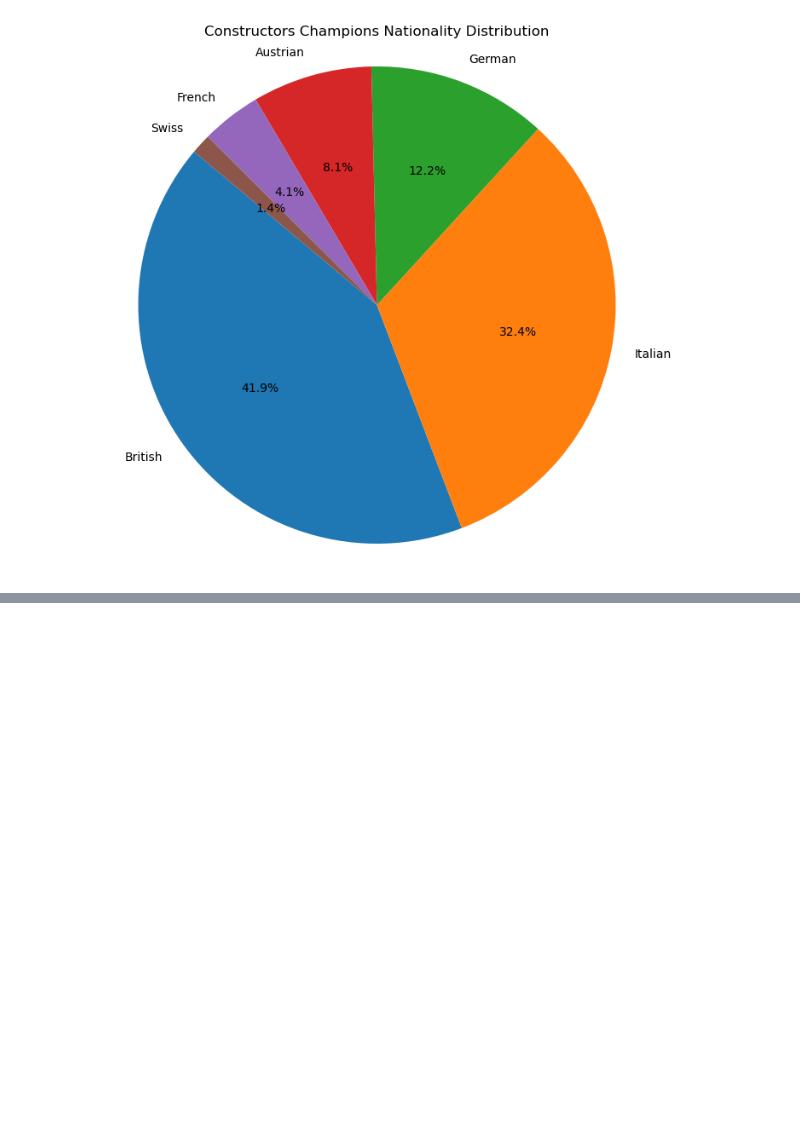
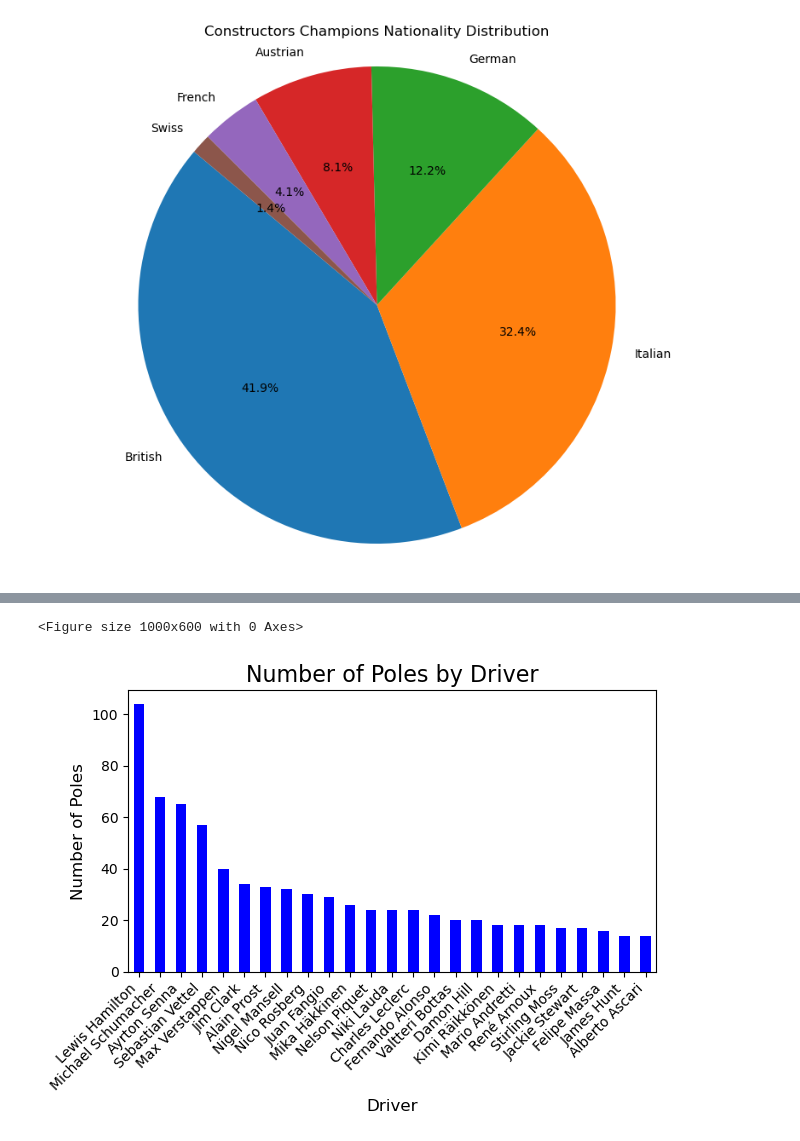
Before and after one commit to mnogueira22/FEUP-PRI, a Jupyter notebook: statistics.ipynb, the cells around one changed output, grey strips where cells are left out. Cells and saved outputs as stored; diff of their text form; code cells hidden in the pictures; blank space fills up the shorter version.

Commit message:
more graphs

```diff
--- a/statistics.ipynb
+++ b/statistics.ipynb
@@ -479,0 +455,24 @@ plt.show()
+# %%
+quali = raceResults[raceResults['grid'] == 1]
+quali_grouped = quali.groupby(['driverId']).size().reset_index(name='poles')
+quali_grouped = quali_grouped.merge(drivers, on='driverId', how='inner')
+
+quali_grouped['fullname'] = quali_grouped['forename'] + ' ' + quali_grouped['surname']
+
+quali_grouped = quali_grouped[['fullname', 'poles']].sort_values(by='poles', ascending=False)
+
+plt.figure(figsize=(10, 6))
+quali_grouped.head(25).plot(kind='bar', x='fullname', y='poles', legend=False, color='blue')
+
+plt.title('Number of Poles by Driver', fontsize=16)
+plt.xlabel('Driver', fontsize=12)
+plt.ylabel('Number of Poles', fontsize=12)
+
+plt.xticks(rotation=45, ha='right')
+
+plt.tight_layout()
+
+plt.show()
+# %% [output]
+<Figure size 1000x600 with 0 Axes>
+[figure, added]
```
Also changed, not shown: parts of 7 cells of this notebook, 2 other files.
